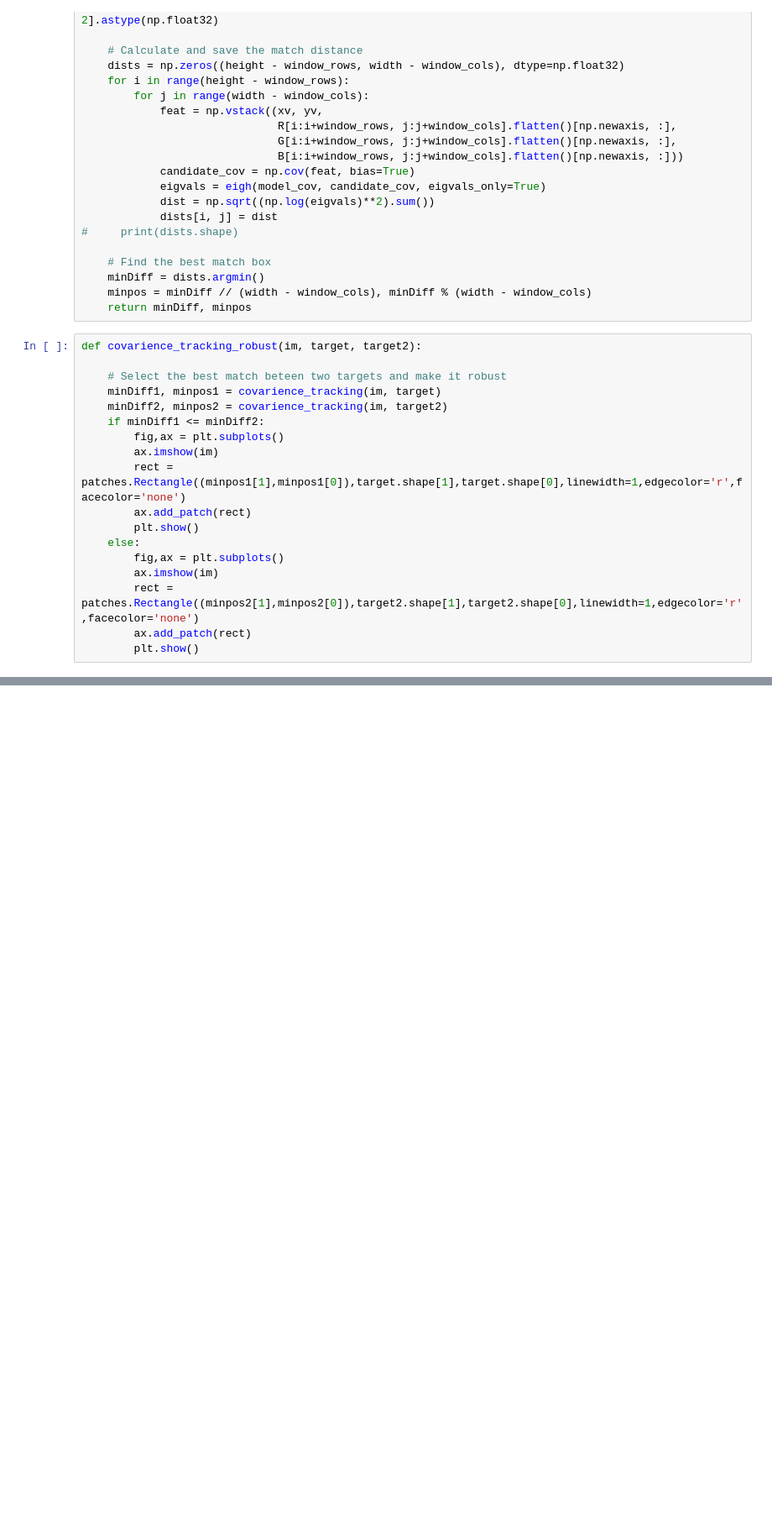
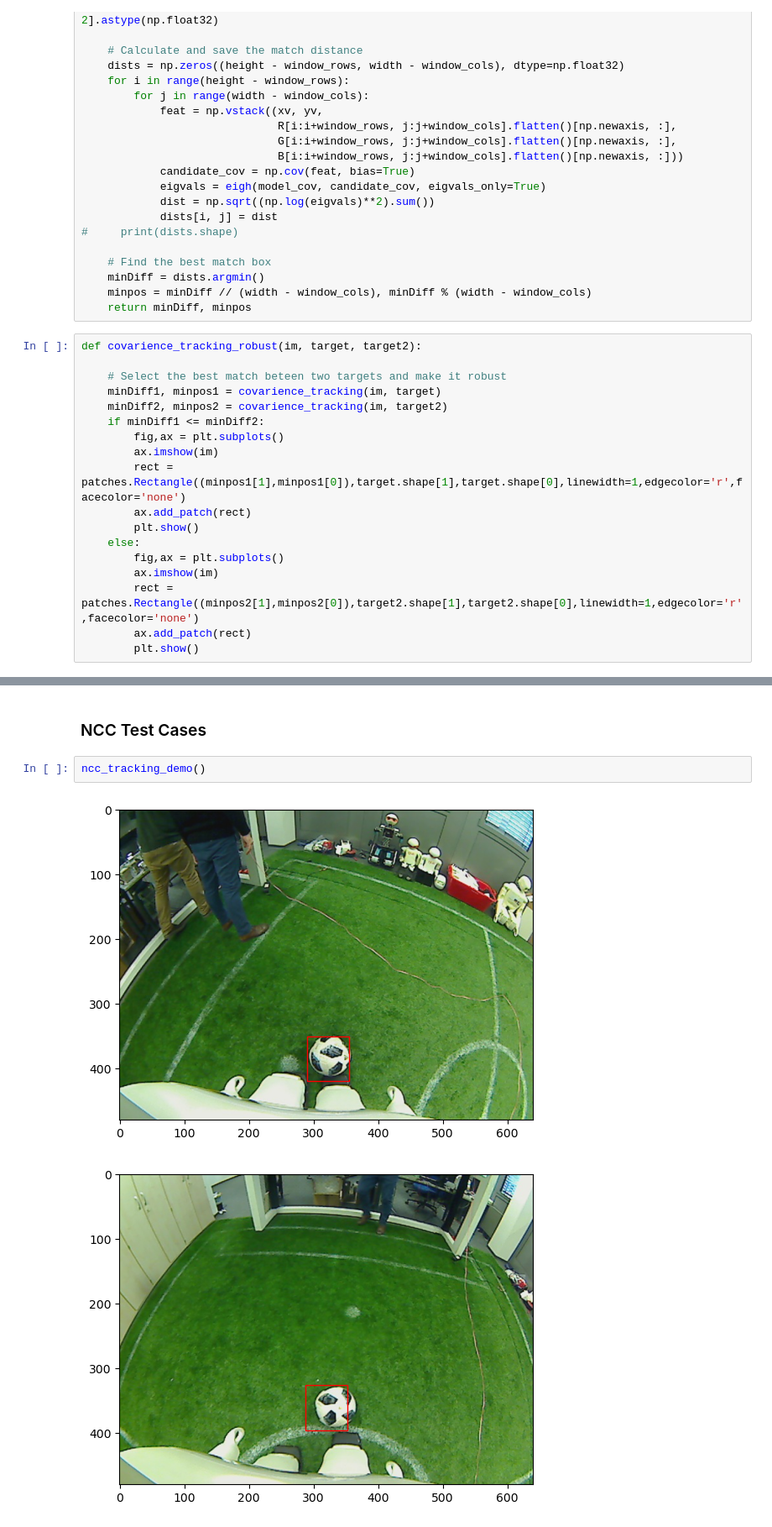
Before and after one commit to pepsipotty/motion-tracking, a Jupyter notebook: Project.ipynb, the cells around one changed output, grey strips where cells are left out. Shown at 84% size. Drawn from its saved outputs; the diff is of its cells as text; blank space fills up the shorter version.

Commit message:
include ncc tracking and python .py playground

```diff
--- a/Project.ipynb
+++ b/Project.ipynb
@@ -118,0 +170,7 @@ covarience_tracking_robust(im3, target, target2)
+# %% [markdown]
+### NCC Test Cases
+# %%
+ncc_tracking_demo()
+# %% [output]
+[figure, added]
+[figure, added]
```
Also changed, not shown: parts of 8 cells of this notebook, 1 other file.
